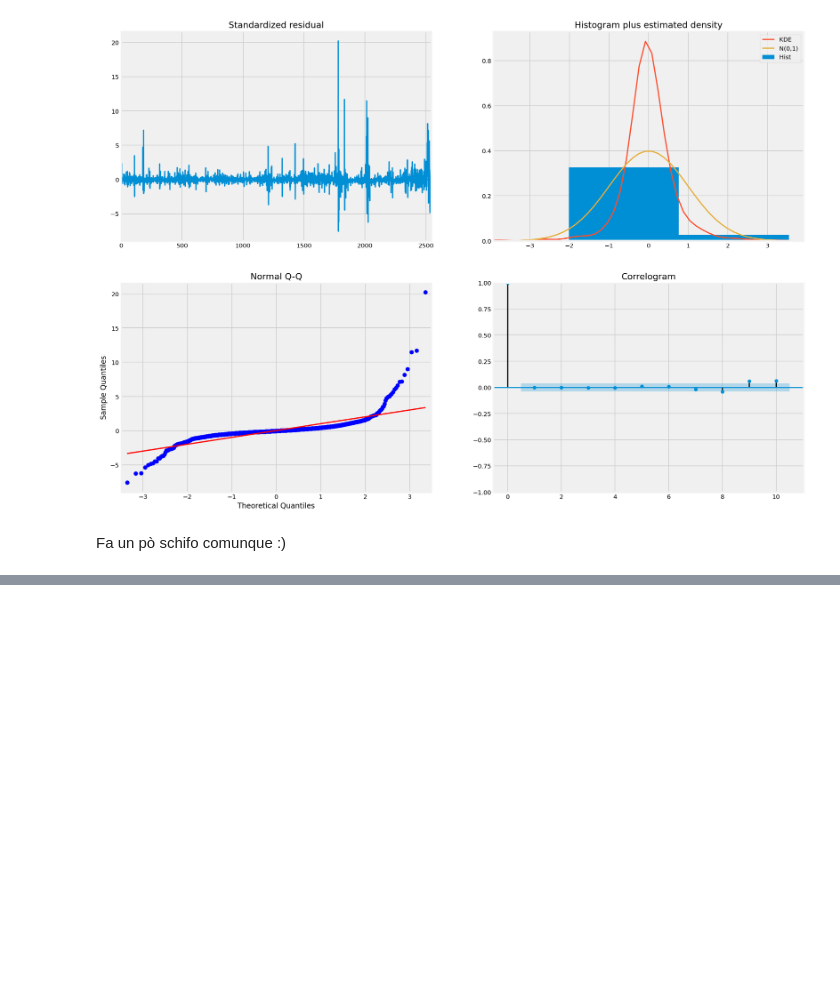
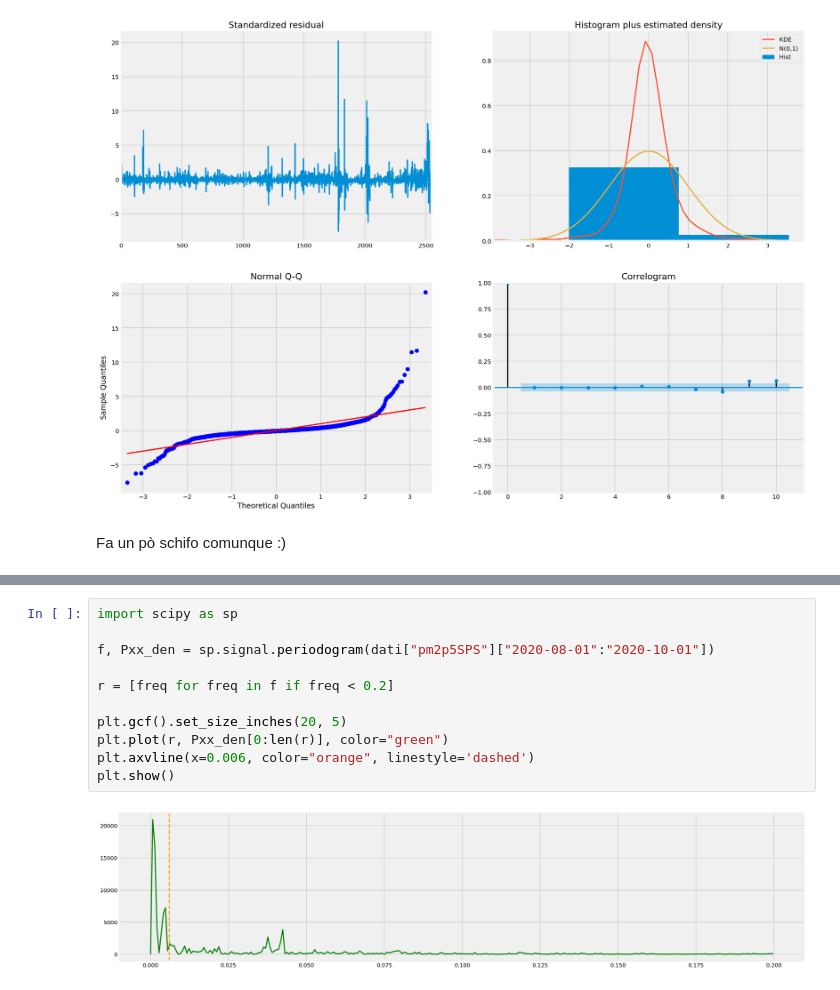
Before and after one commit to AlePalu/AirQualityForecasting, a Jupyter notebook: notebooks/data_modeling.ipynb, the cells around one changed output, grey strips where cells are left out. Drawn from its saved outputs; the diff is of its cells as text; blank space fills up the shorter version.

```diff
--- a/notebooks/data_modeling.ipynb
+++ b/notebooks/data_modeling.ipynb
@@ -444,0 +444,13 @@ Fa un pò schifo comunque :)
+# %%
+import scipy as sp
+
+f, Pxx_den = sp.signal.periodogram(dati["pm2p5SPS"]["2020-08-01":"2020-10-01"])
+
+r = [freq for freq in f if freq < 0.2]
+
+plt.gcf().set_size_inches(20, 5)
+plt.plot(r, Pxx_den[0:len(r)], color="green")
+plt.axvline(x=0.006, color="orange", linestyle='dashed')
+plt.show()
+# %% [output]
+[figure, added]
```
Also changed, not shown: parts of 20 cells of this notebook.
